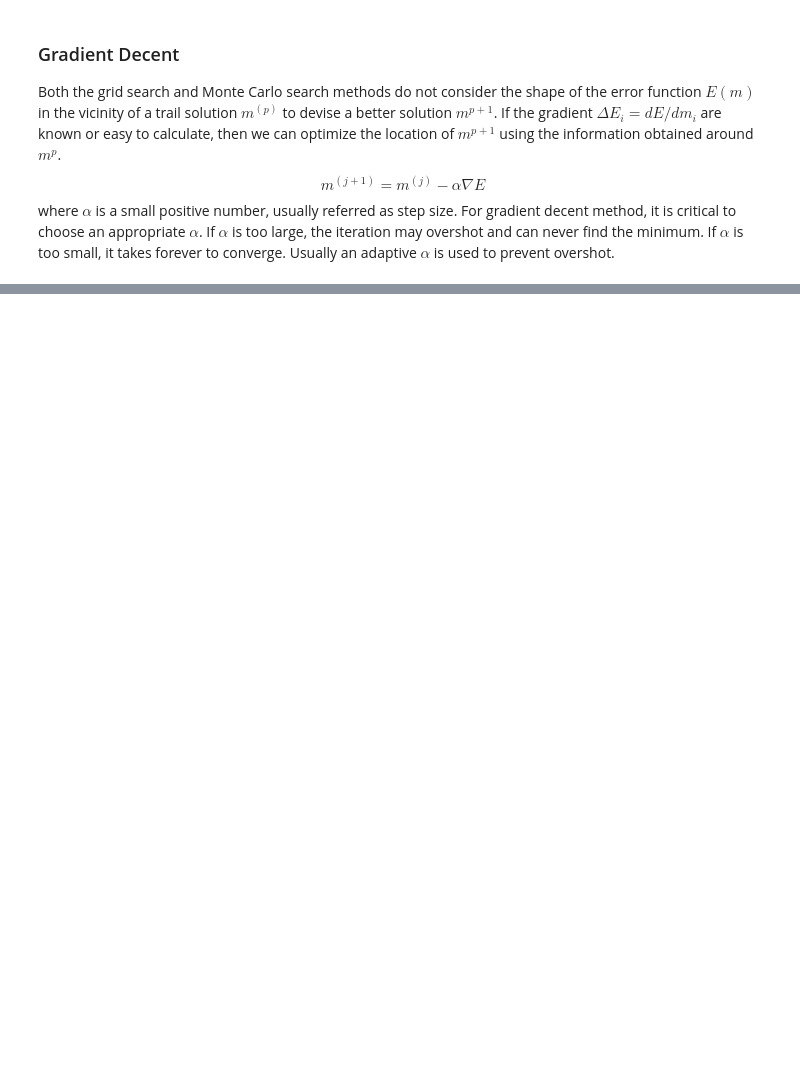
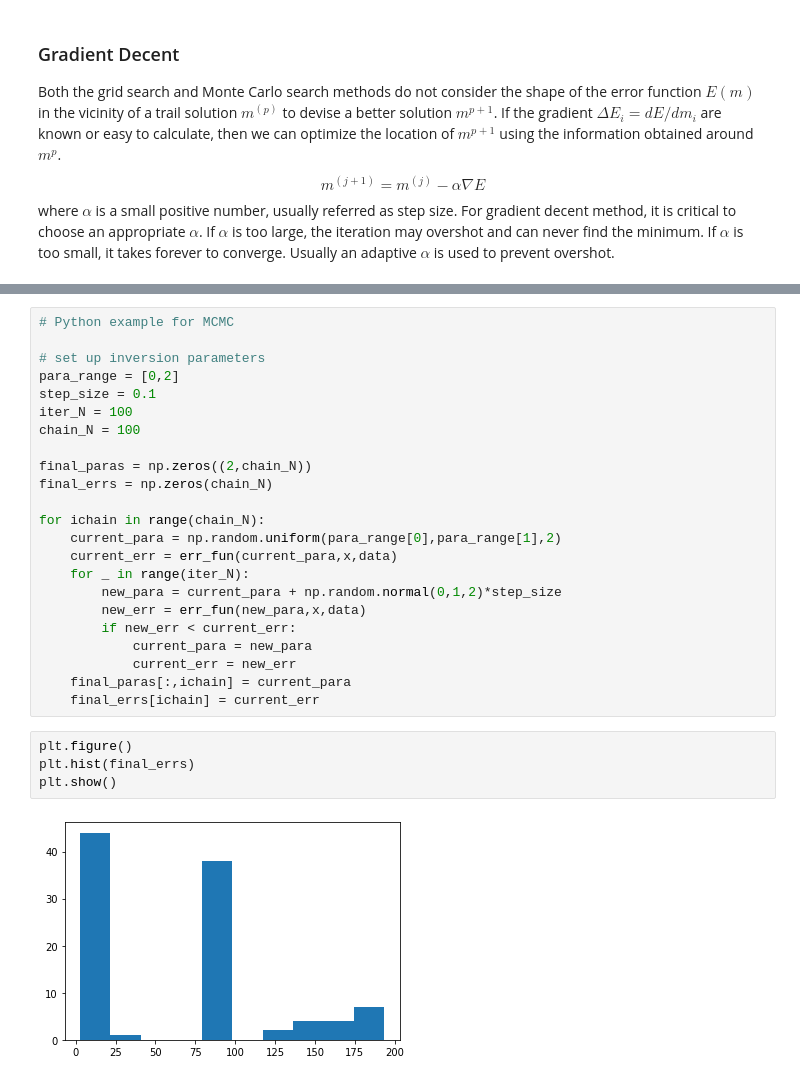
Before and after one commit to jshragge/GPGN535, a Jupyter notebook: 10_Regression.ipynb, the cells around one changed output, grey strips where cells are left out. Saved outputs shown, nothing was run; the diff lists cells and outputs as text; blank space fills up the shorter version.

```diff
--- a/10_Regression.ipynb
+++ b/10_Regression.ipynb
@@ -735,3 +886,32 @@ converged at iteration 37, total function evaluations: 197
+# %%
+# Python example for MCMC
+
+# set up inversion parameters
+para_range = [0,2]
+step_size = 0.1
+iter_N = 100
+chain_N = 100
+
+final_paras = np.zeros((2,chain_N))
+final_errs = np.zeros(chain_N)
+
+for ichain in range(chain_N):
+    current_para = np.random.uniform(para_range[0],para_range[1],2)
+    current_err = err_fun(current_para,x,data)
+    for _ in range(iter_N):
+        new_para = current_para + np.random.normal(0,1,2)*step_size
+        new_err = err_fun(new_para,x,data)
+        if new_err < current_err:
+            current_para = new_para
+            current_err = new_err
+    final_paras[:,ichain] = current_para
+    final_errs[ichain] = current_err
+# %%
+plt.figure()
+plt.hist(final_errs)
+plt.show()
+# %% [output]
+[figure, added]
 # %% [markdown]
 # Acknowledgement
 
```
Also changed, not shown: parts of 15 cells of this notebook.
